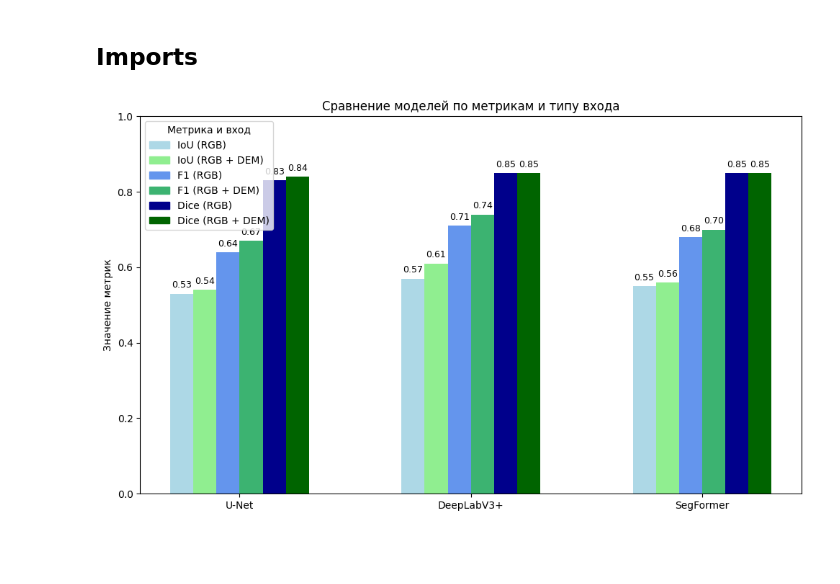
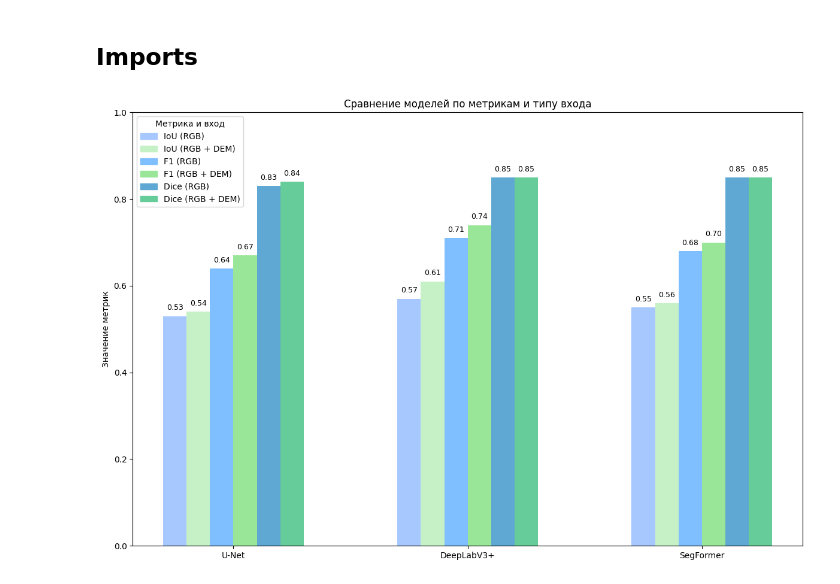
Before and after one commit to Cr1msonEdge/Drainage-detection-topography, a Jupyter notebook: notebooks/models_dem_influence.ipynb, the cells around one changed output. Cells and saved outputs as stored; diff of their text form; code cells hidden in the pictures; blank space fills up the shorter version.

```diff
--- a/notebooks/models_dem_influence.ipynb
+++ b/notebooks/models_dem_influence.ipynb
@@ -32,34 +32,31 @@ import matplotlib.pyplot as plt
 import pandas as pd
 from matplotlib.patches import Patch
 
-# Упрощённо задаем данные в нужном виде
 data = [
-    ['U-Net', 'IoU', 'RGB', 0.53, 'lightblue'],
-    ['U-Net', 'IoU', 'RGB + DEM', 0.54, 'lightgreen'],
-    ['U-Net', 'F1', 'RGB', 0.64, 'cornflowerblue'],
-    ['U-Net', 'F1', 'RGB + DEM', 0.67, 'mediumseagreen'],
-    ['U-Net', 'Dice', 'RGB', 0.83, 'darkblue'],
-    ['U-Net', 'Dice', 'RGB + DEM', 0.84, 'darkgreen'],
+    ['U-Net', 'IoU', 'RGB', 0.53, '#a6c8ff'],
+    ['U-Net', 'IoU', 'RGB + DEM', 0.54, '#c6f1c6'],
+    ['U-Net', 'F1', 'RGB', 0.64, '#7fbfff'],
+    ['U-Net', 'F1', 'RGB + DEM', 0.67, '#99e699'],
+    ['U-Net', 'Dice', 'RGB', 0.83, '#5fa8d3'],
+    ['U-Net', 'Dice', 'RGB + DEM', 0.84, '#66cc99'],
 
-    ['DeepLabV3+', 'IoU', 'RGB', 0.57, 'lightblue'],
-    ['DeepLabV3+', 'IoU', 'RGB + DEM', 0.61, 'lightgreen'],
-    ['DeepLabV3+', 'F1', 'RGB', 0.71, 'cornflowerblue'],
-    ['DeepLabV3+', 'F1', 'RGB + DEM', 0.74, 'mediumseagreen'],
-    ['DeepLabV3+', 'Dice', 'RGB', 0.85, 'darkblue'],
-    ['DeepLabV3+', 'Dice', 'RGB + DEM', 0.85, 'darkgreen'],
+    ['DeepLabV3+', 'IoU', 'RGB', 0.57, '#a6c8ff'],
+    ['DeepLabV3+', 'IoU', 'RGB + DEM', 0.61, '#c6f1c6'],
+    ['DeepLabV3+', 'F1', 'RGB', 0.71, '#7fbfff'],
+    ['DeepLabV3+', 'F1', 'RGB + DEM', 0.74, '#99e699'],
+    ['DeepLabV3+', 'Dice', 'RGB', 0.85, '#5fa8d3'],
+    ['DeepLabV3+', 'Dice', 'RGB + DEM', 0.85, '#66cc99'],
 
-    ['SegFormer', 'IoU', 'RGB', 0.55, 'lightblue'],
-    ['SegFormer', 'IoU', 'RGB + DEM', 0.56, 'lightgreen'],
-    ['SegFormer', 'F1', 'RGB', 0.68, 'cornflowerblue'],
-    ['SegFormer', 'F1', 'RGB + DEM', 0.70, 'mediumseagreen'],
-    ['SegFormer', 'Dice', 'RGB', 0.85, 'darkblue'],
-    ['SegFormer', 'Dice', 'RGB + DEM', 0.85, 'darkgreen'],
+    ['SegFormer', 'IoU', 'RGB', 0.55, '#a6c8ff'],
+    ['SegFormer', 'IoU', 'RGB + DEM', 0.56, '#c6f1c6'],
+    ['SegFormer', 'F1', 'RGB', 0.68, '#7fbfff'],
+    ['SegFormer', 'F1', 'RGB + DEM', 0.70, '#99e699'],
+    ['SegFormer', 'Dice', 'RGB', 0.85, '#5fa8d3'],
+    ['SegFormer', 'Dice', 'RGB + DEM', 0.85, '#66cc99'],
 ]
 
-# Создание DataFrame
 df = pd.DataFrame(data, columns=['Model', 'Metric', 'Input', 'Value', 'Color'])
 
-# Задаём позиции
 models = ['U-Net', 'DeepLabV3+', 'SegFormer']
 bar_width = 0.1
 group_spacing = 0.4
@@ -69,43 +66,39 @@ xticks = []
 xticklabels = []
 x = 0
 
 for model in models:
     model_df = df[df['Model'] == model]
     for _, row in model_df.iterrows():
         positions.append(x)
         x += bar_width
     xticks.append((positions[-6] + positions[-1]) / 2)  # центр группы
     xticklabels.append(model)
-    x += group_spacing  # отступ между моделями
+    x += group_spacing
 
-# Построение графика
-fig, ax = plt.subplots(figsize=(10, 6))
+fig, ax = plt.subplots(figsize=(12, 8))
 bars = ax.bar(positions, df['Value'], color=df['Color'], width=bar_width)
 
-# Подписи значений над столбцами
 for bar, value in zip(bars, df['Value']):
     ax.text(bar.get_x() + bar.get_width()/2, value + 0.01, f"{value:.2f}",
             ha='center', va='bottom', fontsize=9)
 
-# Ось X
 ax.set_xticks(xticks)
 ax.set_xticklabels(xticklabels)
 ax.set_ylabel("Значение метрик")
 ax.set_ylim(0, 1)
 ax.set_title("Сравнение моделей по метрикам и типу входа")
 
-# Легенда
 legend_elements = [
-    Patch(color='lightblue', label='IoU (RGB)'),
-    Patch(color='lightgreen', label='IoU (RGB + DEM)'),
-    Patch(color='cornflowerblue', label='F1 (RGB)'),
-    Patch(color='mediumseagreen', label='F1 (RGB + DEM)'),
-    Patch(color='darkblue', label='Dice (RGB)'),
-    Patch(color='darkgreen', label='Dice (RGB + DEM)'),
+    Patch(color='#a6c8ff', label='IoU (RGB)'),
+    Patch(color='#c6f1c6', label='IoU (RGB + DEM)'),
+    Patch(color='#7fbfff', label='F1 (RGB)'),
+    Patch(color='#99e699', label='F1 (RGB + DEM)'),
+    Patch(color='#5fa8d3', label='Dice (RGB)'),
+    Patch(color='#66cc99', label='Dice (RGB + DEM)'),
 ]
 ax.legend(handles=legend_elements, title="Метрика и вход")
 
 plt.tight_layout()
 plt.show()
 # %% [output]
-[figure, old version]
+[figure, new version]
```
Also changed, not shown: 15 other files.
